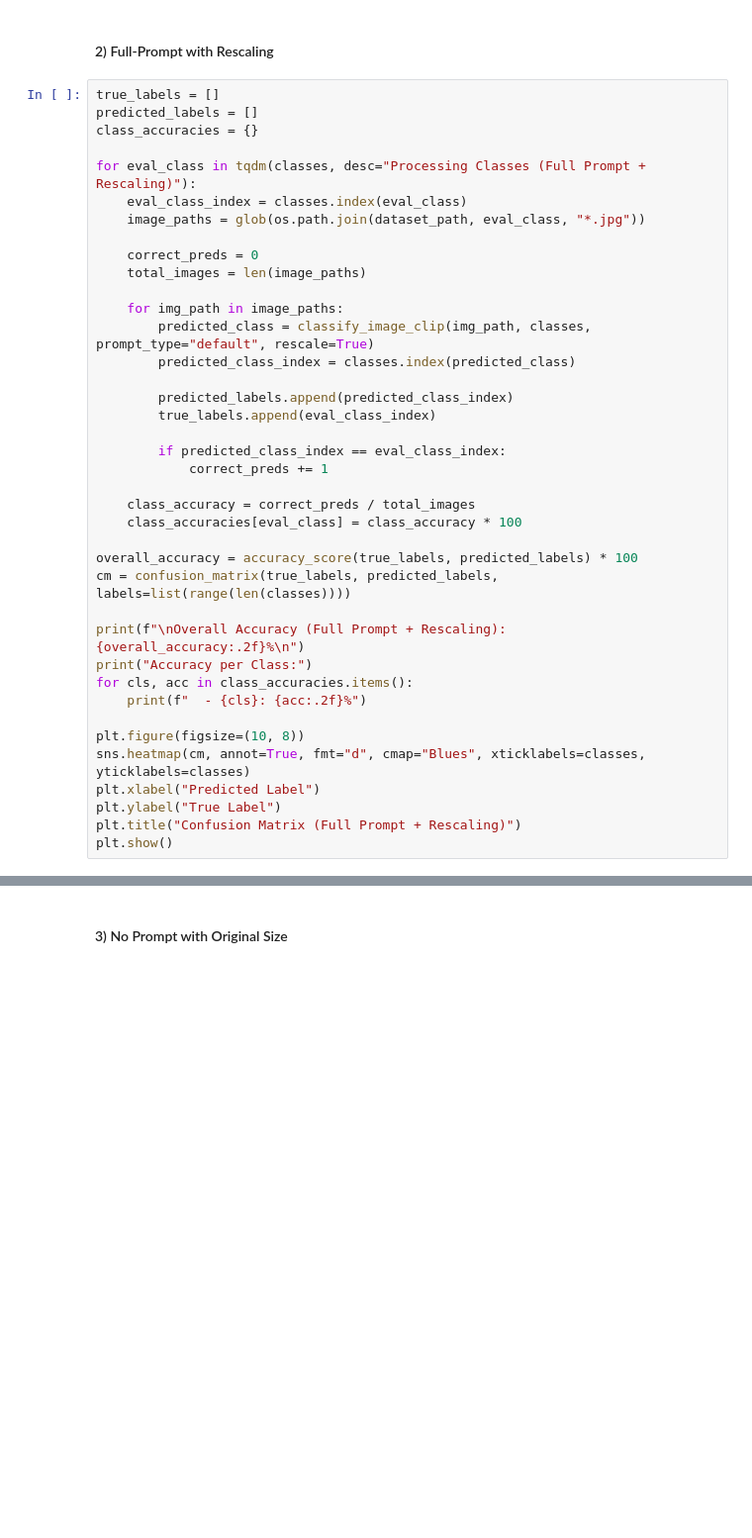
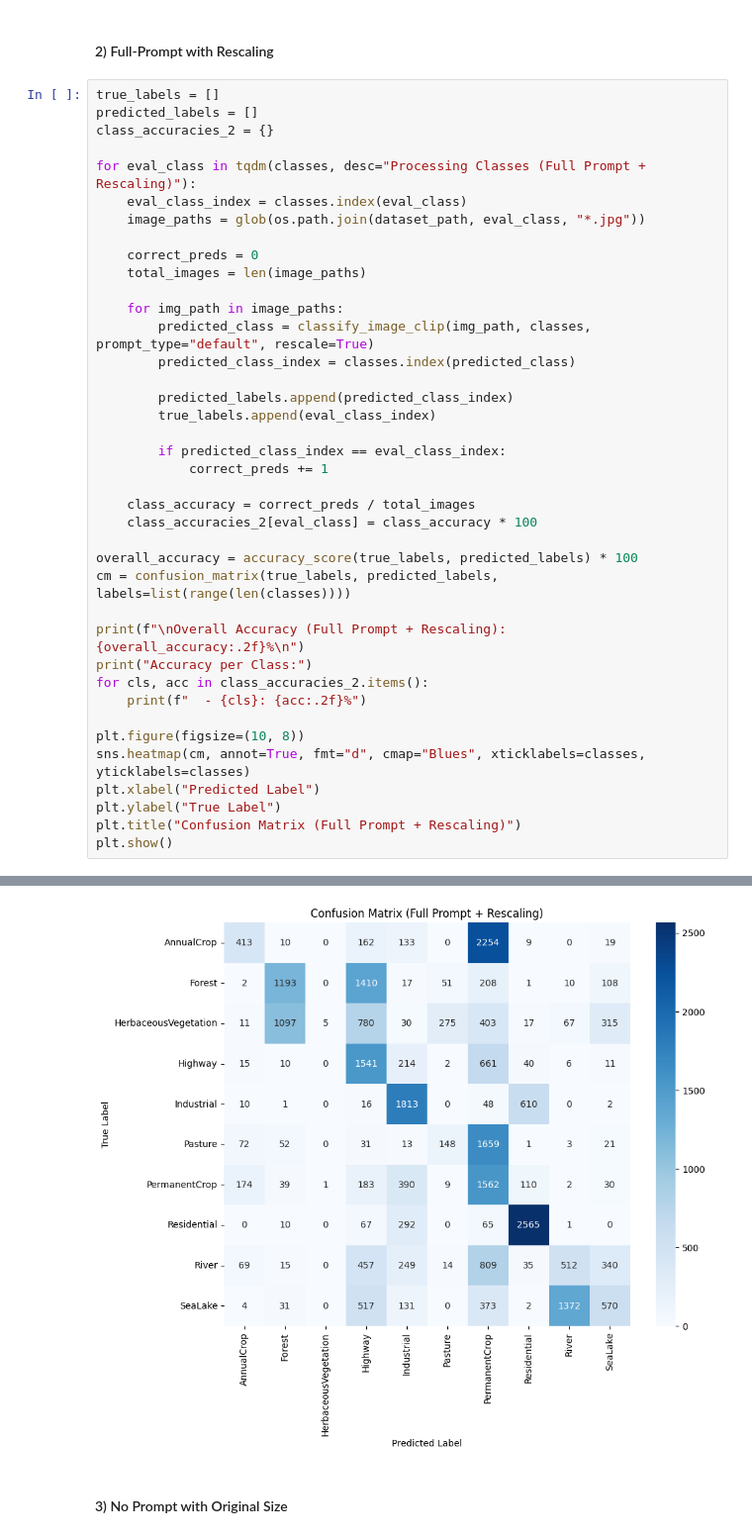
Before and after one commit to andrea-zoccante/land-classification-project, a Jupyter notebook: task1.ipynb, the cells around one changed output, grey strips where cells are left out. Shown: that part at 99% size. Saved outputs shown, nothing was run; the diff lists cells and outputs as text; blank space fills up the shorter version.

```diff
--- a/task1.ipynb
+++ b/task1.ipynb
@@ -280,7 +295,7 @@ plt.show()
 # %%
 true_labels = []
 predicted_labels = []
-class_accuracies = {}
+class_accuracies_2 = {}
 
 for eval_class in tqdm(classes, desc="Processing Classes (Full Prompt + Rescaling)"):
     eval_class_index = classes.index(eval_class)
@@ -300,14 +315,14 @@ for eval_class in tqdm(classes, desc="Processing Classes (Full Prompt + Rescalin
             correct_preds += 1
 
     class_accuracy = correct_preds / total_images
-    class_accuracies[eval_class] = class_accuracy * 100
+    class_accuracies_2[eval_class] = class_accuracy * 100
 
 overall_accuracy = accuracy_score(true_labels, predicted_labels) * 100
 cm = confusion_matrix(true_labels, predicted_labels, labels=list(range(len(classes))))
 
 print(f"\nOverall Accuracy (Full Prompt + Rescaling): {overall_accuracy:.2f}%\n")
 print("Accuracy per Class:")
-for cls, acc in class_accuracies.items():
+for cls, acc in class_accuracies_2.items():
     print(f"  - {cls}: {acc:.2f}%")
 
 plt.figure(figsize=(10, 8))
@@ -316,3 +331,4 @@ plt.xlabel("Predicted Label")
 plt.ylabel("True Label")
 plt.title("Confusion Matrix (Full Prompt + Rescaling)")
 plt.show()
+# %% [output]
@@ -319,3 +348,4 @@ plt.show()
+[figure, added]
 # %% [markdown]
 #### 3) No Prompt with Original Size
 # %%
```
Also changed, not shown: parts of 8 cells of this notebook.
